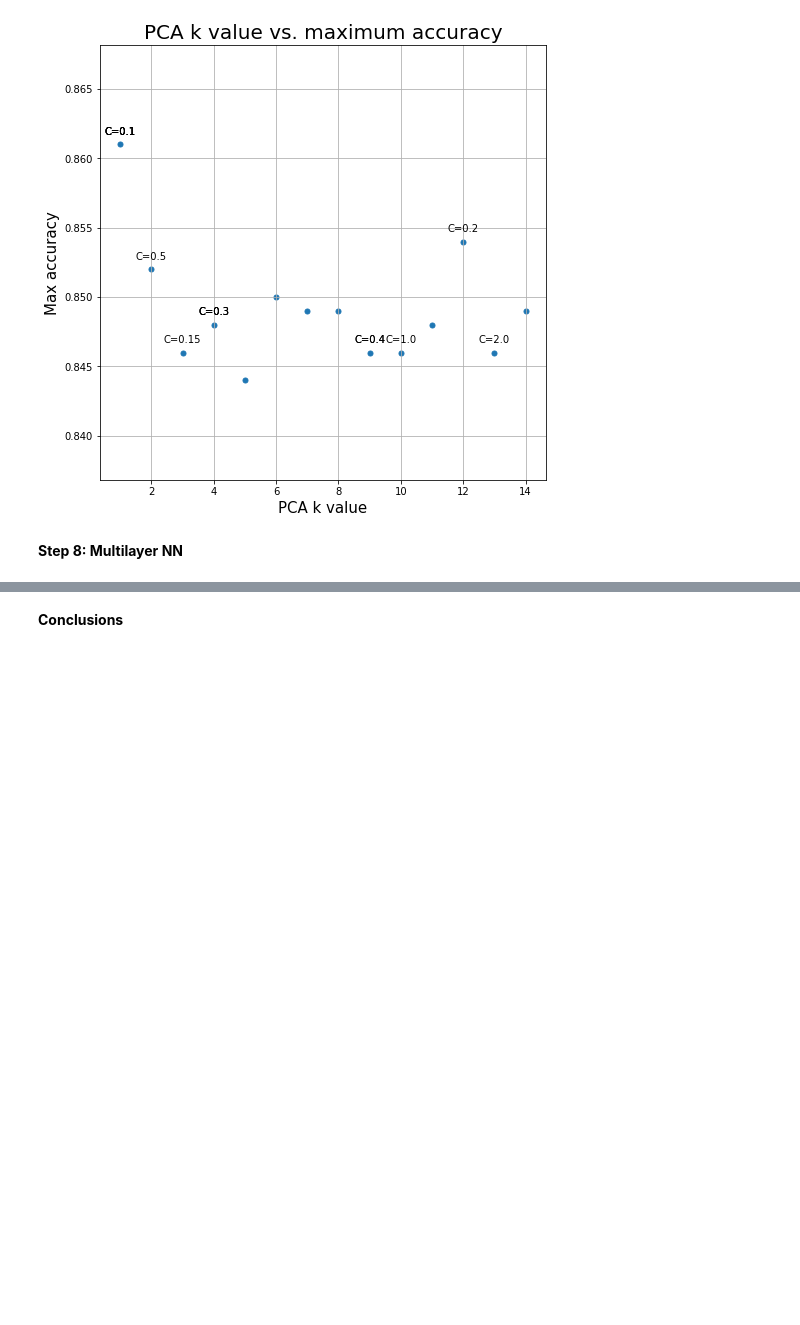
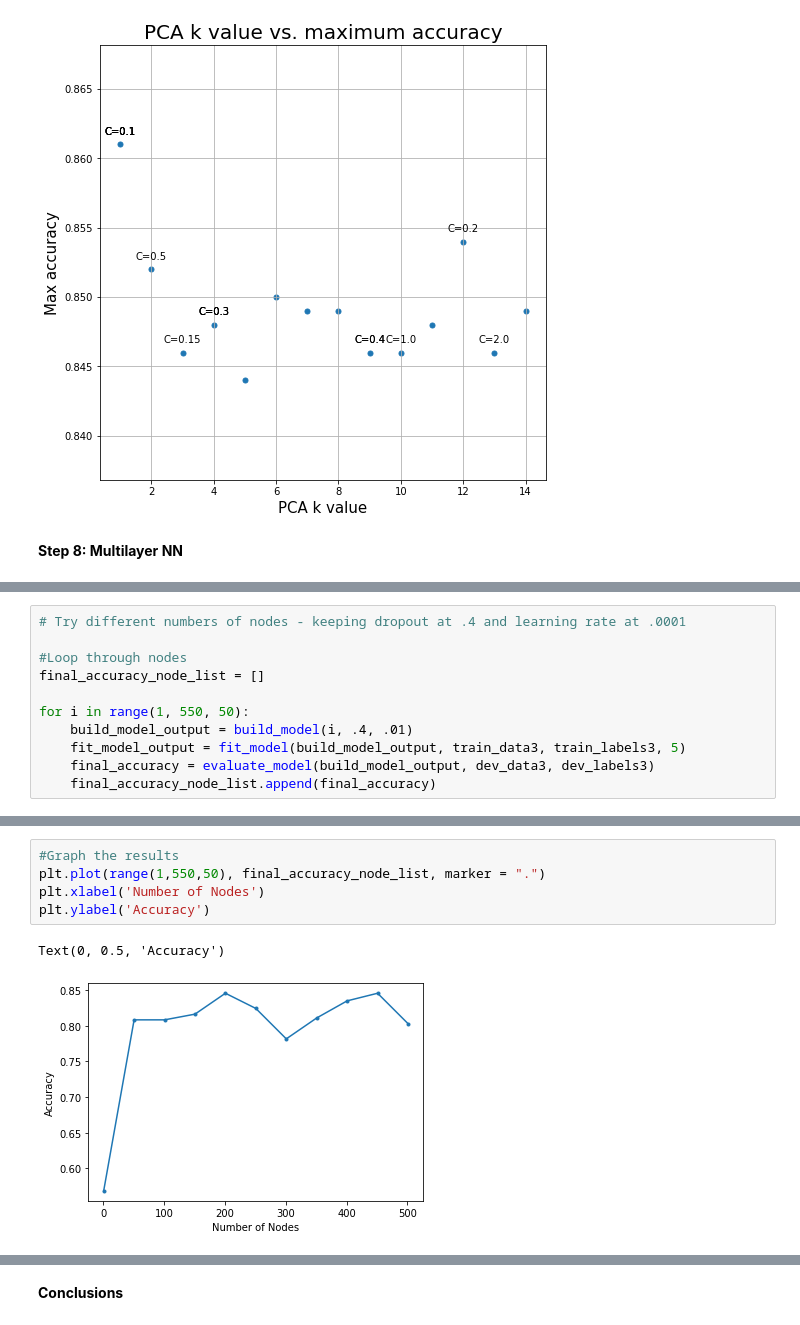
Before and after one commit to lauraherman22/w207_final_project, a Jupyter notebook: Logo_NoLogo_Final_Project.ipynb, the cells around one changed output, grey strips where cells are left out. Drawn from its saved outputs; the diff is of its cells as text; blank space fills up the shorter version.

```diff
--- a/Logo_NoLogo_Final_Project.ipynb
+++ b/Logo_NoLogo_Final_Project.ipynb
@@ -523,0 +754,11 @@ ax.grid()
+# %%
+# Try different numbers of nodes - keeping dropout at .4 and learning rate at .0001
+
+#Loop through nodes
+final_accuracy_node_list = []
+
+for i in range(1, 550, 50):
+    build_model_output = build_model(i, .4, .01)
+    fit_model_output = fit_model(build_model_output, train_data3, train_labels3, 5)
+    final_accuracy = evaluate_model(build_model_output, dev_data3, dev_labels3)
+    final_accuracy_node_list.append(final_accuracy)
@@ -523,0 +783,8 @@ ax.grid()
+# %%
+#Graph the results
+plt.plot(range(1,550,50), final_accuracy_node_list, marker = ".")
+plt.xlabel('Number of Nodes')
+plt.ylabel('Accuracy')
+# %% [output]
+Text(0, 0.5, 'Accuracy')
+[figure, added]
```
Also changed, not shown: parts of 29 cells of this notebook.
